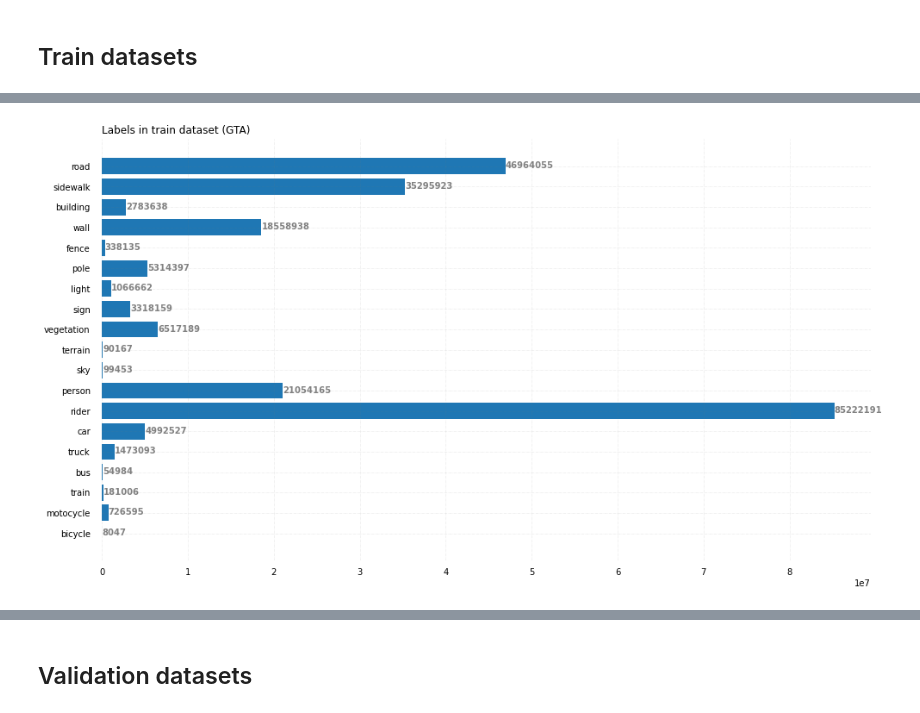
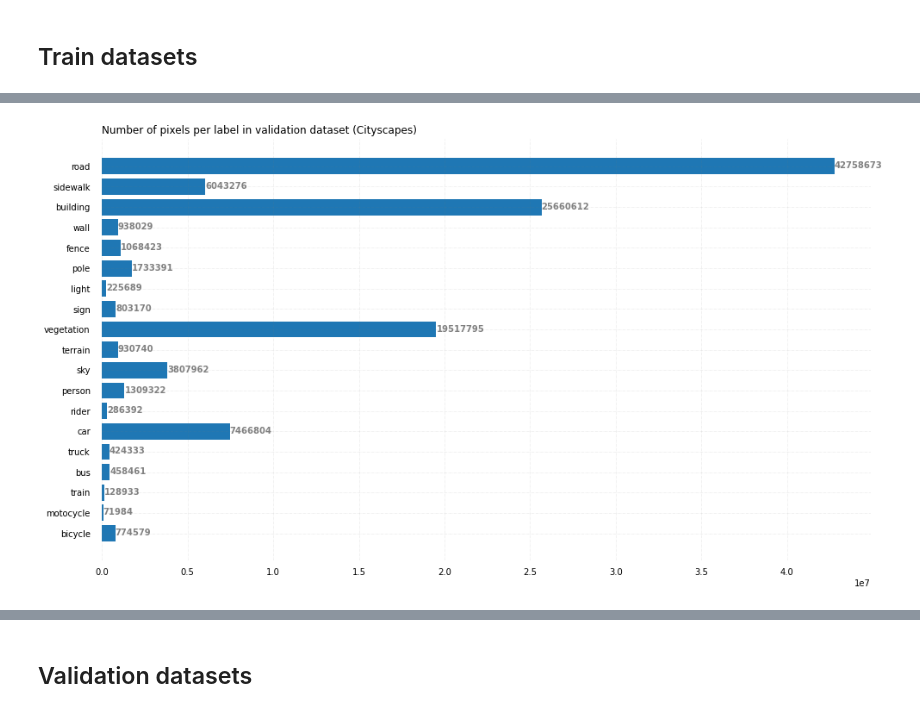
Before and after one commit to CRosero/aml-project-gpc, a Jupyter notebook: eval_model.ipynb, the cells around one changed output, grey strips where cells are left out. Saved outputs shown, nothing was run; the diff lists cells and outputs as text; code cells hidden in the pictures.

Commit message:
inserted graphs pixels

```diff
--- a/eval_model.ipynb
+++ b/eval_model.ipynb
@@ -498,42 +498,63 @@ def graph_labels(labels,data, title):
 # %%
 from collections import Counter
 # Path
-source_data_root_path = '/content/data/GTA5' # /content/data/GTA5
-target_data_root_path = '/content/data/Cityscapes' # /content/data/Cityscapes
-source_train_path = os.path.join(source_data_root_path, "train.txt") # /content/data/GTA5/train.txt
-target_root_path = os.path.join(target_data_root_path,  "train.txt")   # /content/data/Cityscapes/train.txt
-info_path = os.path.join(source_data_root_path,  "info.json") # /content/data/GTA/info.json
+GTA_data_root_path = '/content/data/GTA5' # /content/data/GTA5
+CS_data_root_path = '/content/data/Cityscapes' # /content/data/Cityscapes
+
+GTA_train_path = os.path.join(GTA_data_root_path, "train.txt") # /content/data/GTA5/train.txt
+CS_root_path = os.path.join(CS_data_root_path,  "train.txt")   # /content/data/Cityscapes/train.txt
+CSval_root_path = os.path.join(CS_data_root_path,  "val.txt")   # /content/data/Cityscapes/val.txt
+info_path = os.path.join(GTA_data_root_path,  "info.json") # /content/data/GTA/info.json
 
 info_json = json.load(open(info_path))
 input_size = (1024,512)
-source_dataset = GTA5DataSet(source_data_root_path, source_train_path, info_json, crop_size=input_size) #, max_iters=args.num_steps * args.iter_size * args.batch_size)
-target_dataset = cityscapesDataSet(target_data_root_path, target_root_path, info_json, crop_size=input_size) #, max_iters=args.num_steps * args.iter_size * args.batch_size)
 
-sourceloader = data.DataLoader(source_dataset, batch_size=1, shuffle=False)
-targetloader = data.DataLoader(target_dataset, batch_size=1, shuffle=False)
-GTAloader_iter = enumerate(sourceloader)
-cityscapesloader_iter = enumerate(targetloader)
+GTA_dataset = GTA5DataSet(GTA_data_root_path, GTA_train_path, info_json, crop_size=input_size) #, max_iters=args.num_steps * args.iter_size * args.batch_size)
+CS_dataset = cityscapesDataSet(CS_data_root_path, CS_root_path, info_json, crop_size=input_size) #, max_iters=args.num_steps * args.iter_size * args.batch_size)
+CSval_dataset = cityscapesDataSet(CS_data_root_path, CSval_root_path, info_json, crop_size=input_size) #, max_iters=args.num_steps * args.iter_size * args.batch_size)
 
-cityscapes = Counter()
-GTA = Counter()
+GTAloader = data.DataLoader(GTA_dataset, batch_size=1, shuffle=False)
+CSloader = data.DataLoader(CS_dataset, batch_size=1, shuffle=False)
+CSloader_val = data.DataLoader(CSval_dataset, batch_size=1, shuffle=False)
+
+GTAloader_iter = enumerate(GTAloader)
+CSloader_iter = enumerate(CSloader)
+CSVal_iter = enumerate(CSloader_val)
+
+cityscapes     = Counter({0:0,1:0,2:0,3:0,4:0,5:0,6:0,7:0,8:0,9:0,10:0,11:0,12:0,13:0,14:0,15:0,16:0,17:0,18:0,255:0})
+cityscapes_val = Counter({0:0,1:0,2:0,3:0,4:0,5:0,6:0,7:0,8:0,9:0,10:0,11:0,12:0,13:0,14:0,15:0,16:0,17:0,18:0,255:0})
+GTA            = Counter({0:0,1:0,2:0,3:0,4:0,5:0,6:0,7:0,8:0,9:0,10:0,11:0,12:0,13:0,14:0,15:0,16:0,17:0,18:0,255:0})
+
 i = 0
-tq = tqdm(total=len(sourceloader))
-while True:
-  try:
+tq = tqdm(total=len(GTAloader))
+while i<500:
+  if (i<500):
     _ , (im_src,lbl_GTA) =next(GTAloader_iter)
-    _ , (im_trg,lbl_CS) =next(cityscapesloader_iter)
-    i +=1
-  except:
-    print(i)
-    tq.close()
-    break
-
-  cityscapes += Counter(lbl_CS.cpu().detach().numpy().flatten())
-  GTA += Counter(lbl_GTA.cpu().detach().numpy().flatten())
+    _ , (im_trg,lbl_CS) =next(CSloader_iter)
+    cityscapes += Counter(lbl_CS.cpu().detach().numpy().flatten())
+    GTA += Counter(lbl_GTA.cpu().detach().numpy().flatten())
+  if (i<250):
+    _ , (im_trg,lbl_CS_val) =next(CSVal_iter)
+    cityscapes_val +=  Counter(lbl_CS_val.cpu().detach().numpy().flatten())
+  i +=1
   tq.update(1)
 
-del cityscapes[255]
-graph_labels(list(info_json['label']),cityscapes.values(), 'Labels in train dataset (Cityscapes)')
-del GTA[255]
-graph_labels(list(info_json['label']),GTA.values(), 'Labels in train dataset (GTA)')
+tq.close()
+
+data = []
+for i in range(0,19):
+  data.append(cityscapes[i])
+graph_labels(list(info_json['label']), data, 'Number of pixels per label in train dataset (Cityscapes)')
+print("")
+
+data = []
+for i in range(0,19):
+  data.append(cityscapes_val[i])
+graph_labels(list(info_json['label']), data, 'Number of pixels per label in validation dataset (Cityscapes)')
+print("")
+
+data = []
+for i in range(0,19):
+  data.append(GTA[i])
+graph_labels(list(info_json['label']),data, 'Number of pixels per label in train dataset (GTA)')
 # %% [output]
@@ -542 +562 @@ graph_labels(list(info_json['label']),GTA.values(), 'Labels in train dataset (GT
-[figure, old version]
+[figure, new version]
```
Also changed, not shown: parts of 3 cells of this notebook.
